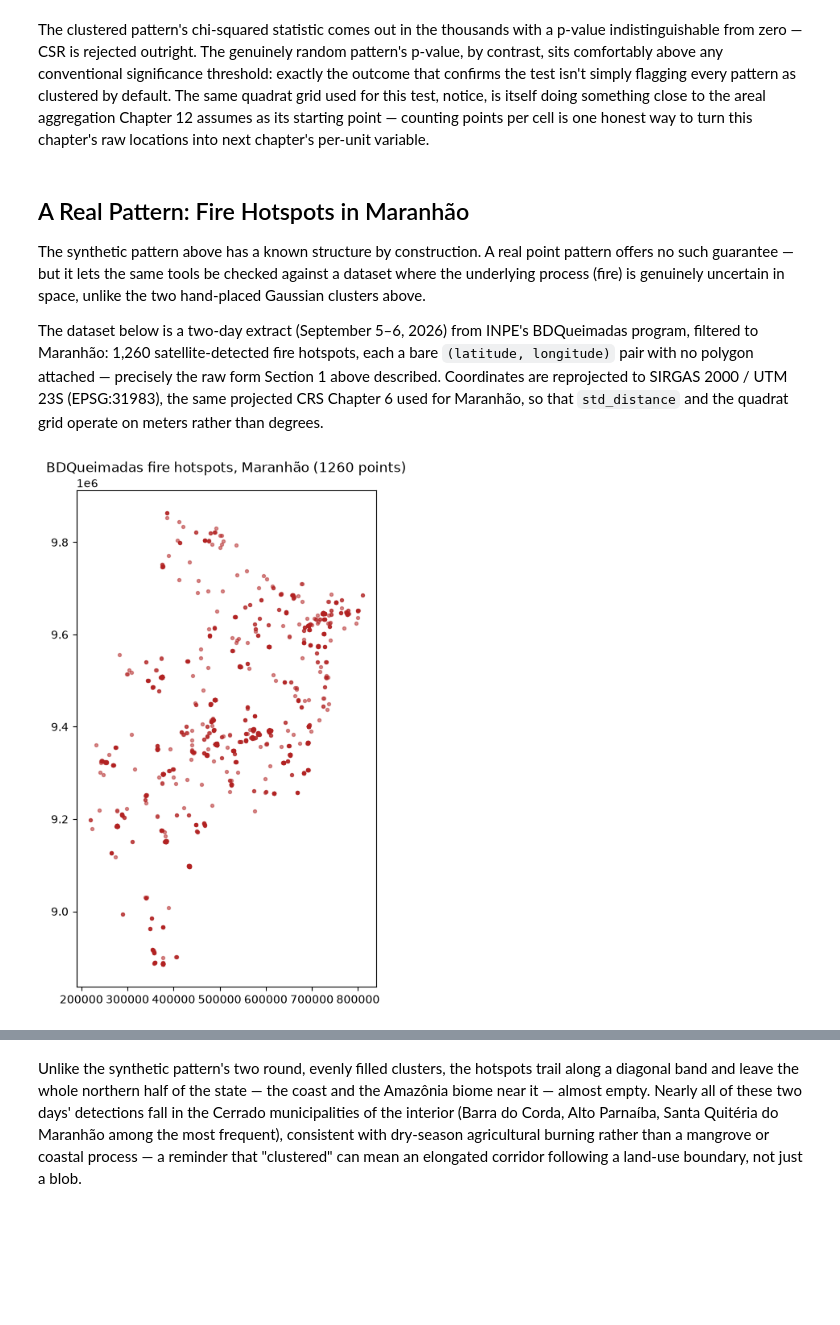
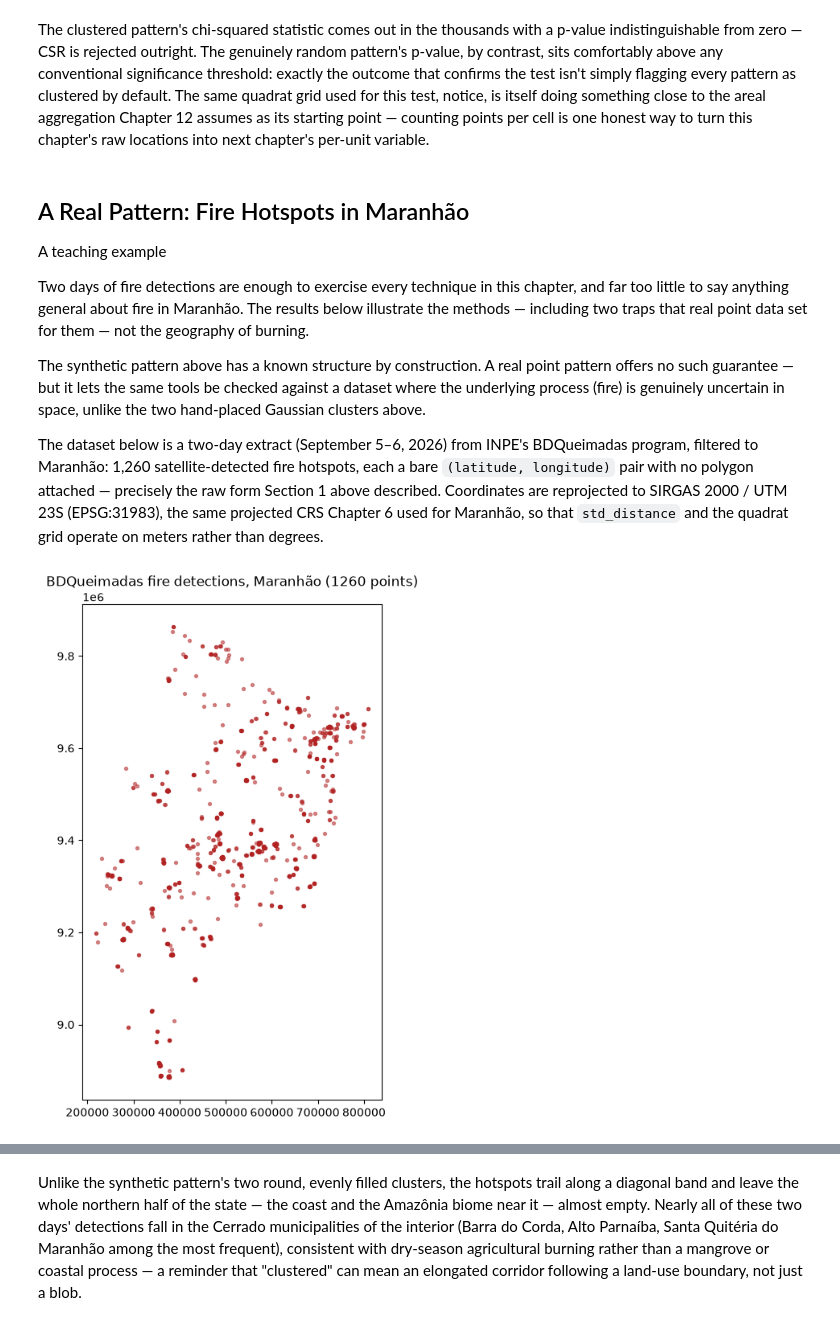
Before and after one commit to LambdaGeo/geospatial-modeling-python, a Jupyter notebook: docs/part2/ch11_pointpatterns.ipynb, the cells around one changed output, grey strips where cells are left out. Cells and saved outputs as stored; diff of their text form; code cells hidden in the pictures; blank space fills up the shorter version.

Commit message:
docs: revise real-data examples in ch11, ch13, ch16

```diff
--- a/docs/part2/ch11_pointpatterns.ipynb
+++ b/docs/part2/ch11_pointpatterns.ipynb
@@ -127,6 +128,11 @@ CSR         chi2 =    82.67   p-value = 0.8817
 The clustered pattern's chi-squared statistic comes out in the thousands with a p-value indistinguishable from zero — CSR is rejected outright. The genuinely random pattern's p-value, by contrast, sits comfortably above any conventional significance threshold: exactly the outcome that confirms the test isn't simply flagging every pattern as clustered by default. The same quadrat grid used for this test, notice, is itself doing something close to the areal aggregation Chapter 12 assumes as its starting point — counting points per cell is one honest way to turn this chapter's raw locations into next chapter's per-unit variable.
 # %% [markdown]
 ## A Real Pattern: Fire Hotspots in Maranhão
+
+<div class="admonition note">
+<p class="admonition-title">A teaching example</p>
+<p>Two days of fire detections are enough to exercise every technique in this chapter, and far too little to say anything general about fire in Maranhão. The results below illustrate the methods — including two traps that real point data set for them — not the geography of burning.</p>
+</div>
 
 The synthetic pattern above has a known structure by construction. A real point pattern offers no such guarantee — but it lets the same tools be checked against a dataset where the underlying process (fire) is genuinely uncertain in space, unlike the two hand-placed Gaussian clusters above.
 
@@ -134,19 +140,19 @@ The dataset below is a two-day extract (September 5–6, 2026) from INPE's BDQue
 # %%
 import pandas as pd
 import geopandas as gpd
 
 fire_df = pd.read_csv("bdqueimadas_ma.csv")
 fire_gdf = gpd.GeoDataFrame(
     fire_df,
     geometry=gpd.points_from_xy(fire_df.Longitude, fire_df.Latitude),
     crs="EPSG:4326",
 ).to_crs("EPSG:31983")
 
 fire_points = np.column_stack([fire_gdf.geometry.x, fire_gdf.geometry.y])
 
 fig, ax = plt.subplots(figsize=(6, 8))
 ax.scatter(fire_points[:, 0], fire_points[:, 1], s=8, alpha=0.5, color="firebrick")
-ax.set_title(f"BDQueimadas fire hotspots, Maranhão ({len(fire_points)} points)")
+ax.set_title(f"BDQueimadas fire detections, Maranhão ({len(fire_points)} points)")
 ax.set_aspect("equal")
 # %% [output]
-[figure, old version]
+[figure, new version]
```
Also changed, not shown: parts of 12 cells of this notebook, 2 other files.
